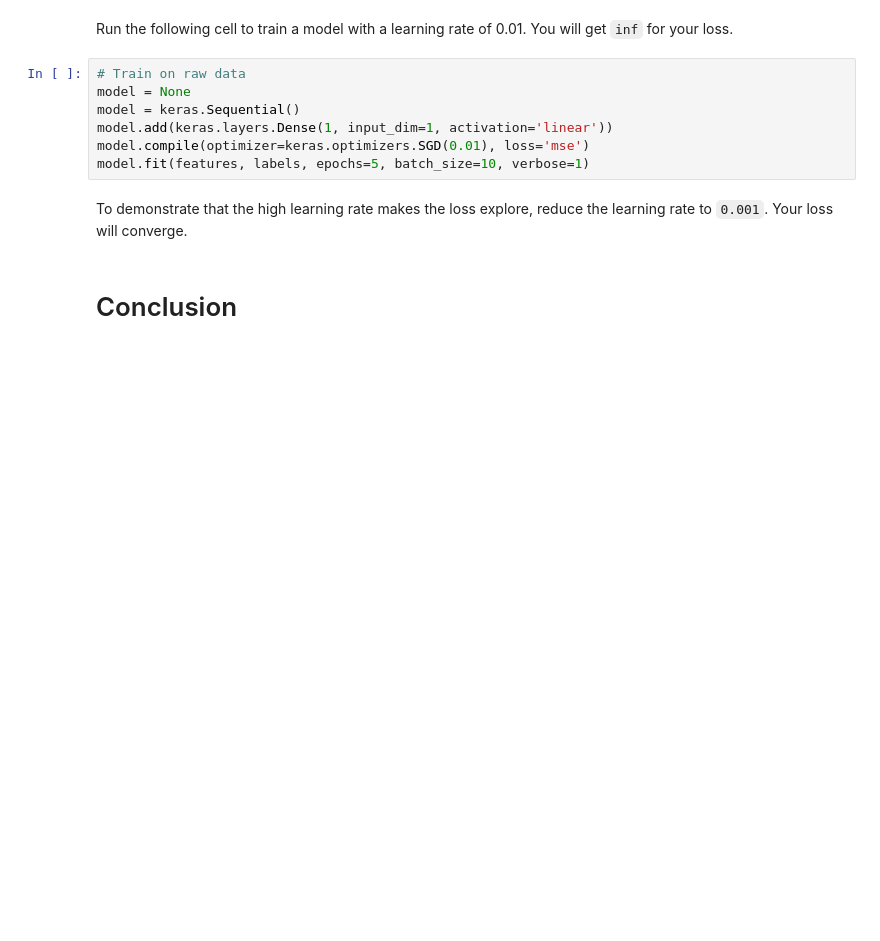
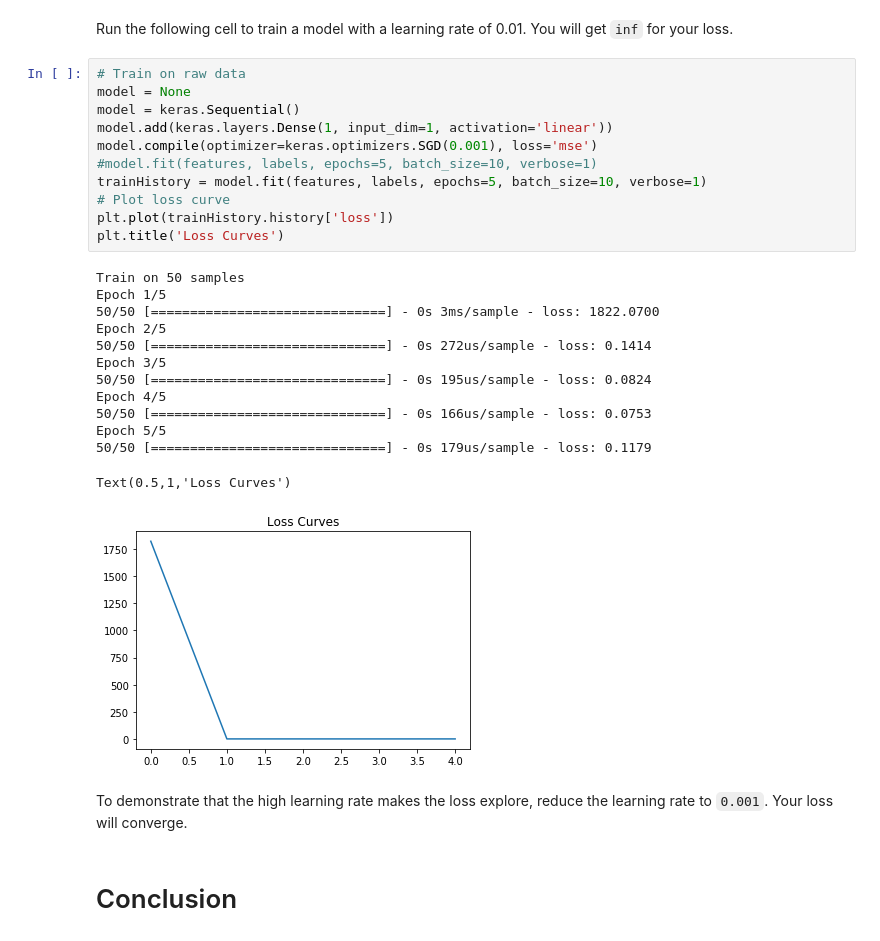
Before and after one commit to Nabizeus/Google_ML, a Jupyter notebook: ml/testing-debugging/testing-debugging-ml-debugging.ipynb, the cells around one changed output. Saved outputs shown, nothing was run; the diff lists cells and outputs as text; blank space fills up the shorter version.

```diff
--- a/ml/testing-debugging/testing-debugging-ml-debugging.ipynb
+++ b/ml/testing-debugging/testing-debugging-ml-debugging.ipynb
@@ -180,10 +273,28 @@ Run the following cell to train a model with a learning rate of 0.01. You will g
 # %%
 # Train on raw data
 model = None
 model = keras.Sequential()
 model.add(keras.layers.Dense(1, input_dim=1, activation='linear'))
-model.compile(optimizer=keras.optimizers.SGD(0.01), loss='mse')
-model.fit(features, labels, epochs=5, batch_size=10, verbose=1)
+model.compile(optimizer=keras.optimizers.SGD(0.001), loss='mse')
+#model.fit(features, labels, epochs=5, batch_size=10, verbose=1)
+trainHistory = model.fit(features, labels, epochs=5, batch_size=10, verbose=1)
+# Plot loss curve
+plt.plot(trainHistory.history['loss'])
+plt.title('Loss Curves')
+# %% [output]
+Train on 50 samples
+Epoch 1/5
+50/50 [==============================] - 0s 3ms/sample - loss: 1822.0700
+Epoch 2/5
+50/50 [==============================] - 0s 272us/sample - loss: 0.1414
+Epoch 3/5
+50/50 [==============================] - 0s 195us/sample - loss: 0.0824
+Epoch 4/5
+50/50 [==============================] - 0s 166us/sample - loss: 0.0753
+Epoch 5/5
+50/50 [==============================] - 0s 179us/sample - loss: 0.1179
+Text(0.5,1,'Loss Curves')
+[figure, added]
 # %% [markdown]
 To demonstrate that the high learning rate makes the loss explore, reduce the learning rate to `0.001`. Your loss will converge.
 # %% [markdown]
```
Also changed, not shown: parts of 9 cells of this notebook.
